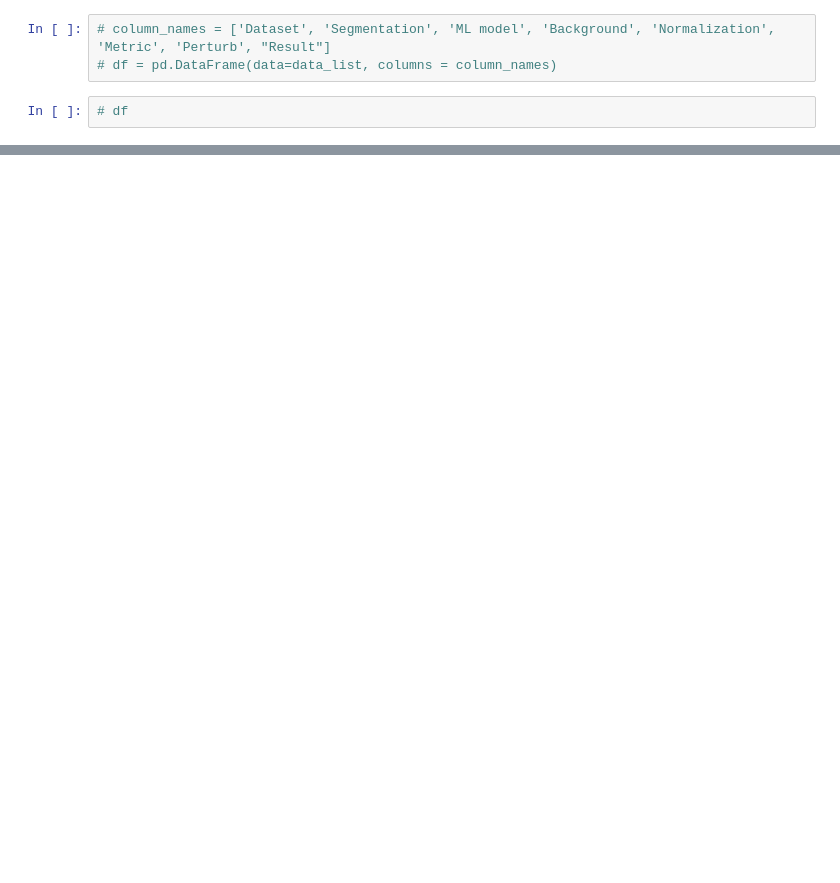
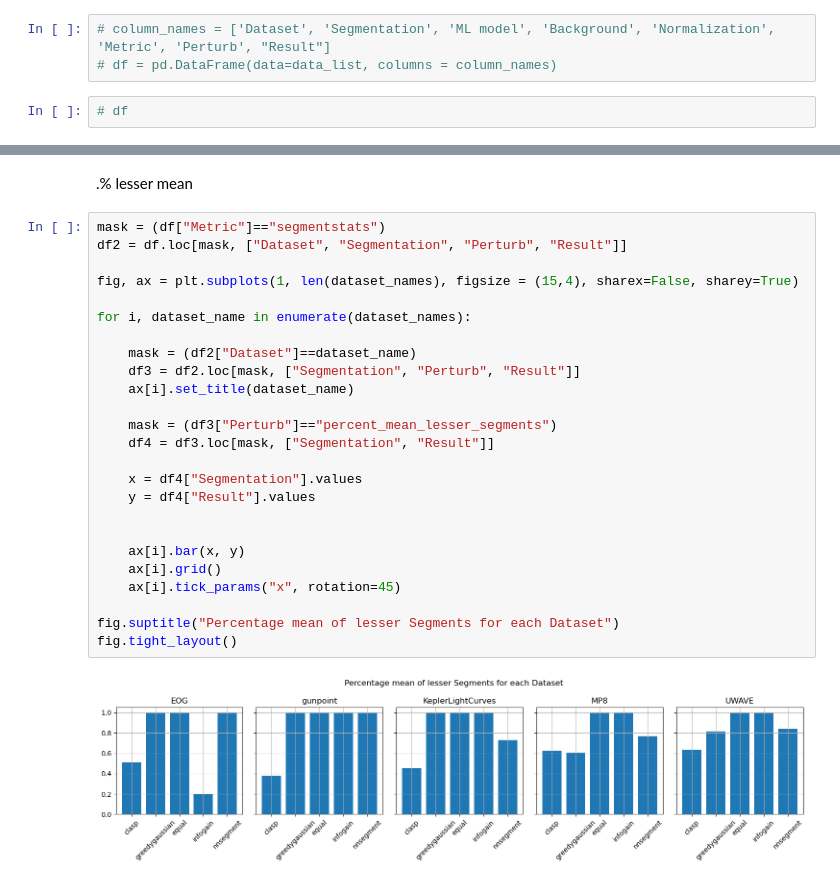
Before and after one commit to davide-serramazza/segment_SHAP, a Jupyter notebook: evaluate_segmentations.ipynb, the cells around one changed output, grey strips where cells are left out. Cells and saved outputs as stored; diff of their text form; blank space fills up the shorter version.

```diff
--- a/evaluate_segmentations.ipynb
+++ b/evaluate_segmentations.ipynb
@@ -164,0 +287,29 @@ df
+# %% [markdown]
+.% lesser mean
+# %%
+mask = (df["Metric"]=="segmentstats")
+df2 = df.loc[mask, ["Dataset", "Segmentation", "Perturb", "Result"]]
+
+fig, ax = plt.subplots(1, len(dataset_names), figsize = (15,4), sharex=False, sharey=True)
+
+for i, dataset_name in enumerate(dataset_names):
+
+    mask = (df2["Dataset"]==dataset_name)
+    df3 = df2.loc[mask, ["Segmentation", "Perturb", "Result"]]
+    ax[i].set_title(dataset_name)
+
+    mask = (df3["Perturb"]=="percent_mean_lesser_segments")
+    df4 = df3.loc[mask, ["Segmentation", "Result"]]
+
+    x = df4["Segmentation"].values
+    y = df4["Result"].values
+
+
+    ax[i].bar(x, y)
+    ax[i].grid()
+    ax[i].tick_params("x", rotation=45)
+
+fig.suptitle("Percentage mean of lesser Segments for each Dataset")
+fig.tight_layout()
+# %% [output]
+[figure, added]
```
Also changed, not shown: parts of 15 cells of this notebook, 5 other files.
